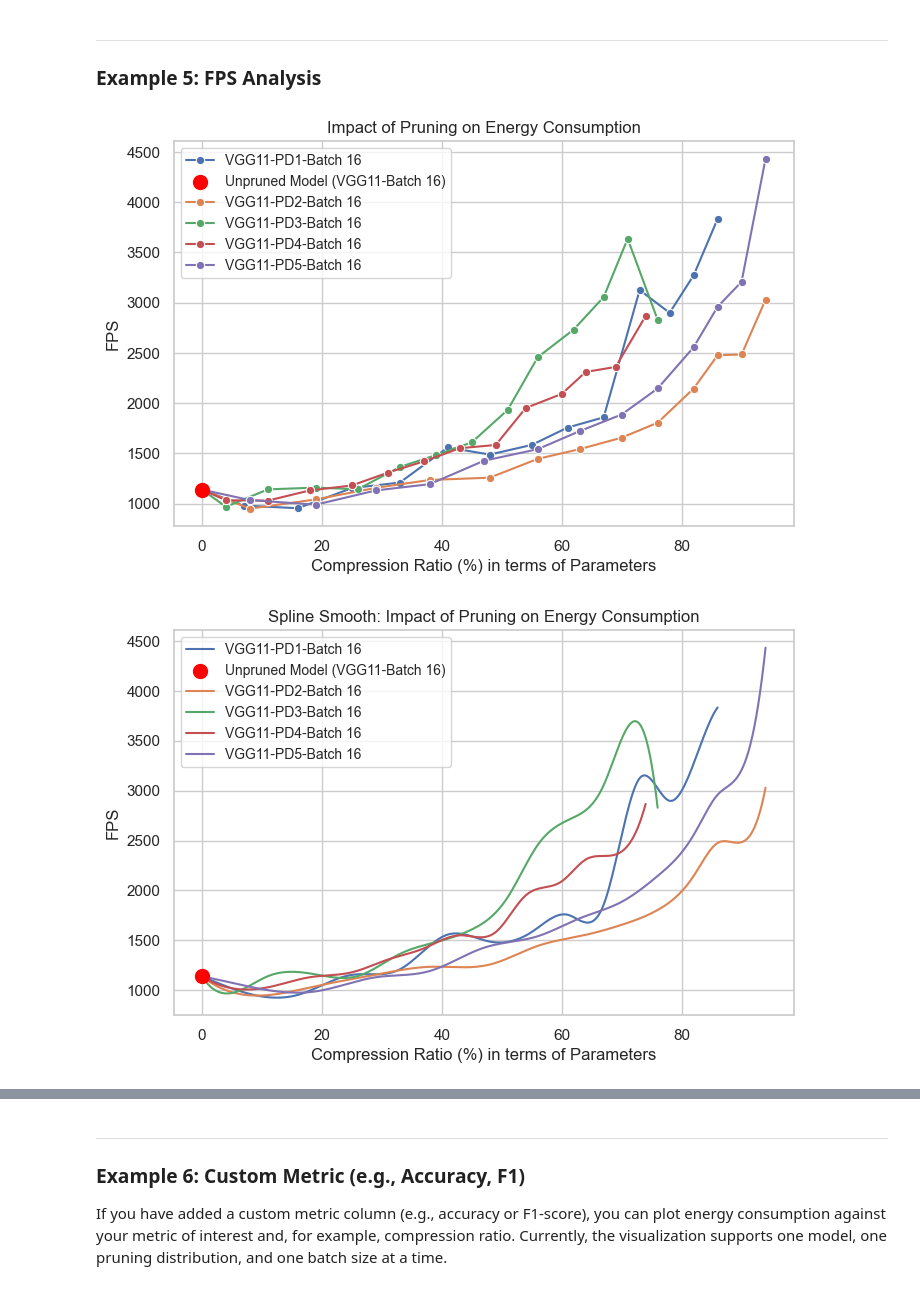
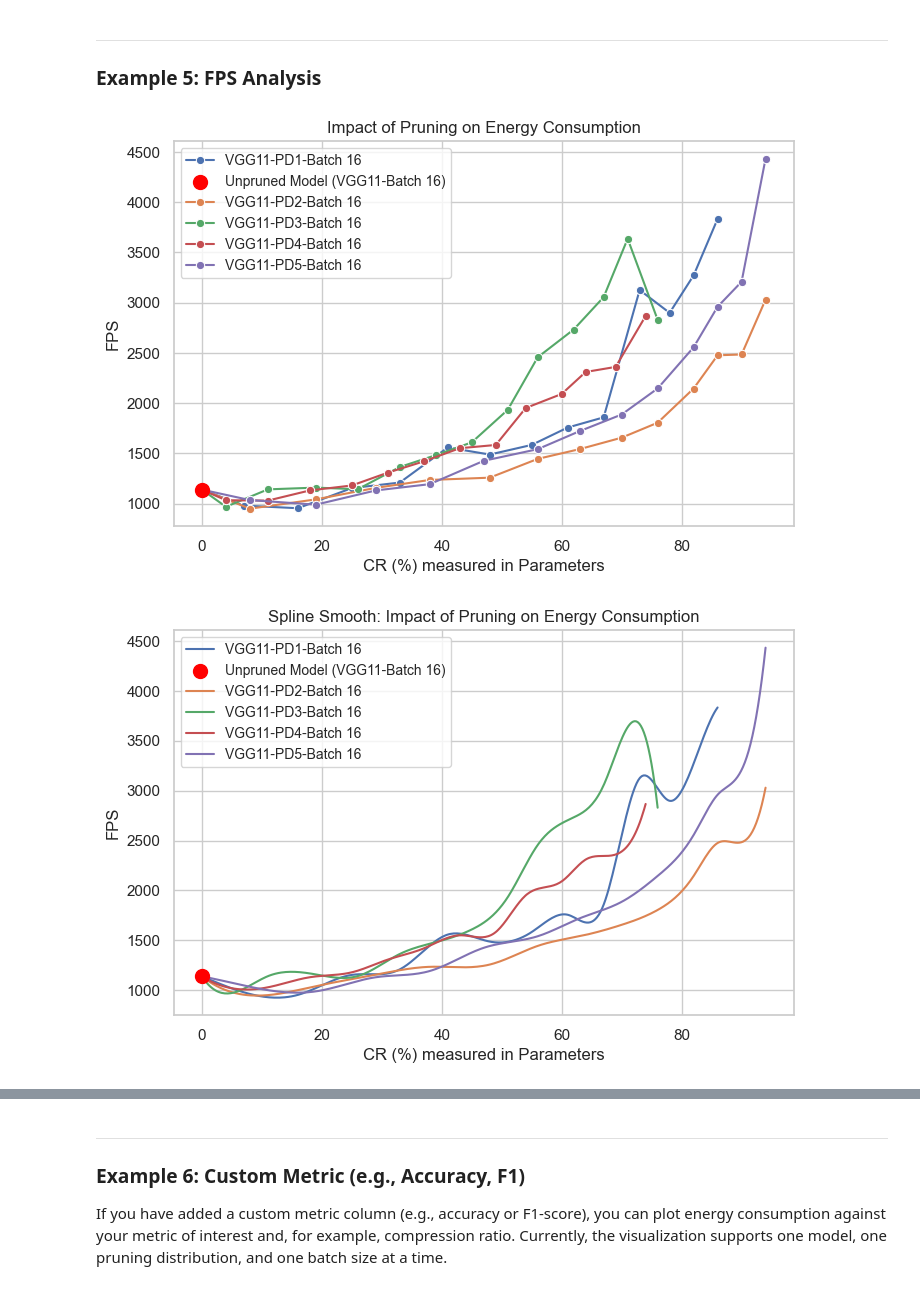
Before and after one commit to DEEP-CGPS/PruneEnergyAnalyzer, a Jupyter notebook: notebooks/4 - GENERATE_PLOTS.ipynb, the cells around one changed output, grey strips where cells are left out. Saved outputs shown, nothing was run; the diff lists cells and outputs as text; code cells hidden in the pictures.

```diff
--- a/notebooks/4 - GENERATE_PLOTS.ipynb
+++ b/notebooks/4 - GENERATE_PLOTS.ipynb
@@ -190,21 +184,21 @@ plotter.plot_data(
 # %%
 # Load the CSV file
 df = pd.read_csv("results_with_compression_ratios.csv")
 
 # Create an instance of AnalysisPlotter
 plotter = AnalysisPlotter(
     dataframe=df,
-    x_column="Compression Ratio (%) in terms of Parameters",
+    x_column="CR (%) measured in Parameters",
     y_column="FPS",
     title="Impact of Pruning on Energy Consumption"
 )
 
 # Generate the plot for a specific architecture, pruning distributions, and batch size
 plotter.plot_data(
     architectures=["VGG11"],
     pruning_distributions=["PD1", "PD2", "PD3", "PD4", "PD5"],
     batch_sizes=[16]
     )
 # %% [output]
-[figure, old version]
+[figure, new version]
-[figure, old version]
+[figure, new version]
```
Also changed, not shown: parts of 6 cells of this notebook, 2 other files.
